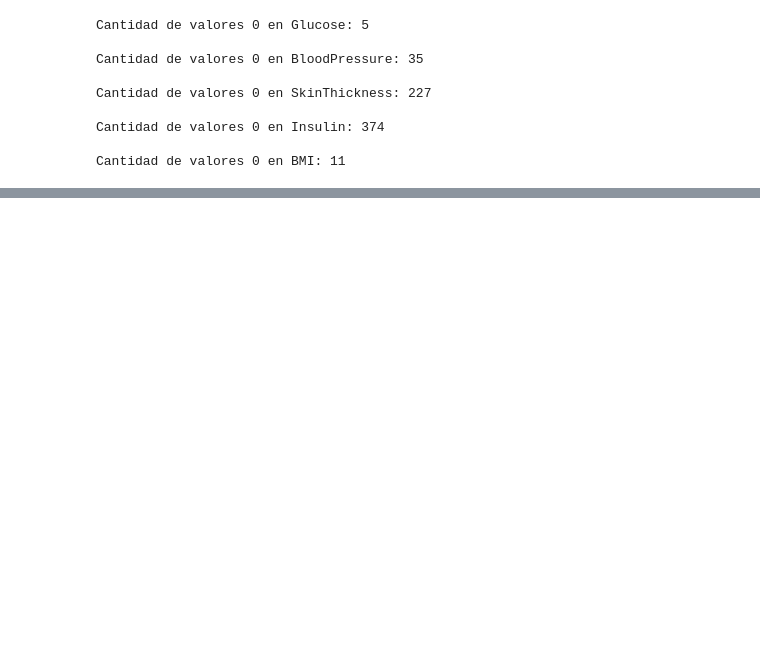
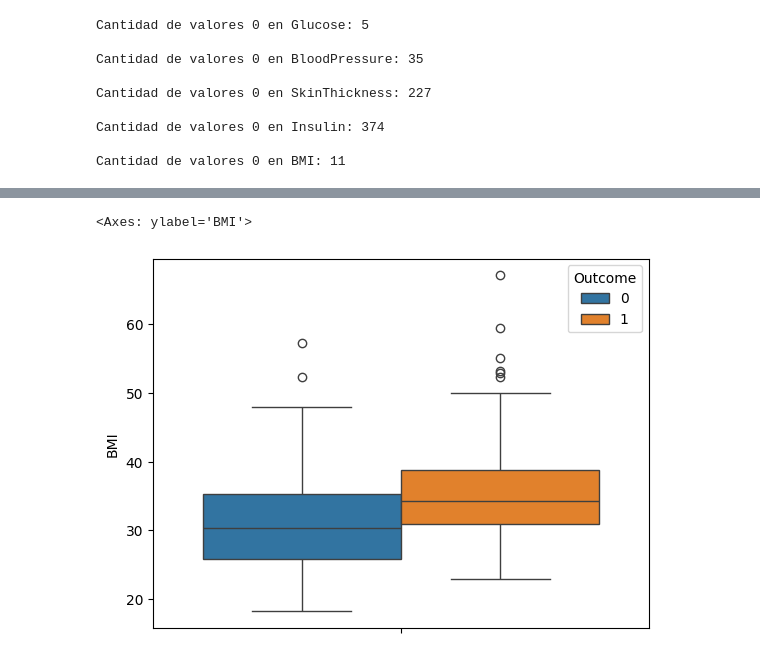
Before and after one commit to FeLipe-133/Trabajo-mate-para-cs, a Jupyter notebook: src/Check_Data/1_check_data.ipynb, the cells around one changed output, grey strips where cells are left out. Saved outputs shown, nothing was run; the diff lists cells and outputs as text; code cells hidden in the pictures; blank space fills up the shorter version.

```diff
--- a/src/Check_Data/1_check_data.ipynb
+++ b/src/Check_Data/1_check_data.ipynb
@@ -187,0 +98,5 @@ Outliers
+# %%
+sns.boxplot(data=df_data, y='BMI',hue='Outcome' )
+# %% [output]
+<Axes: ylabel='BMI'>
+[figure, added]
```
Also changed, not shown: parts of 17 cells of this notebook, 3 other files.
